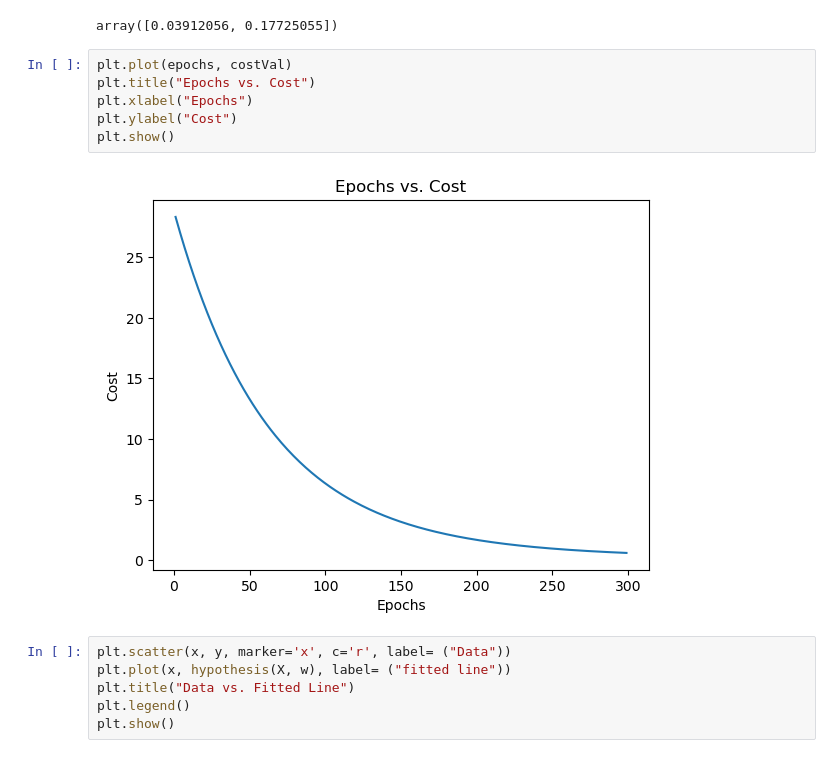
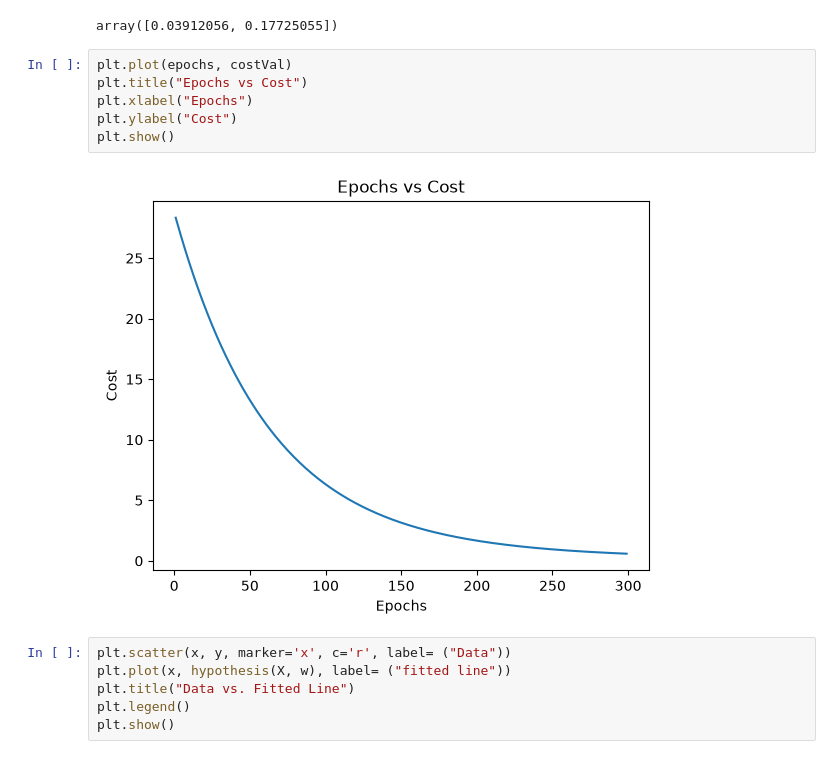
Before and after one commit to umar5252-g/python-learning, a Jupyter notebook: simple_linear_regression/simple_linear_regression.ipynb, the cells around one changed output. Saved outputs shown, nothing was run; the diff lists cells and outputs as text.

```diff
--- a/simple_linear_regression/simple_linear_regression.ipynb
+++ b/simple_linear_regression/simple_linear_regression.ipynb
@@ -88,12 +88,12 @@ w
 array([0.03912056, 0.17725055])
 # %%
 plt.plot(epochs, costVal)
-plt.title("Epochs vs. Cost")
+plt.title("Epochs vs Cost")
 plt.xlabel("Epochs")
 plt.ylabel("Cost")
 plt.show()
 # %% [output]
-[figure, old version]
+[figure, new version]
 # %%
 plt.scatter(x, y, marker='x', c='r', label= ("Data"))
 plt.plot(x, hypothesis(X, w), label= ("fitted line"))
```
Also changed, not shown: 26 other files.
